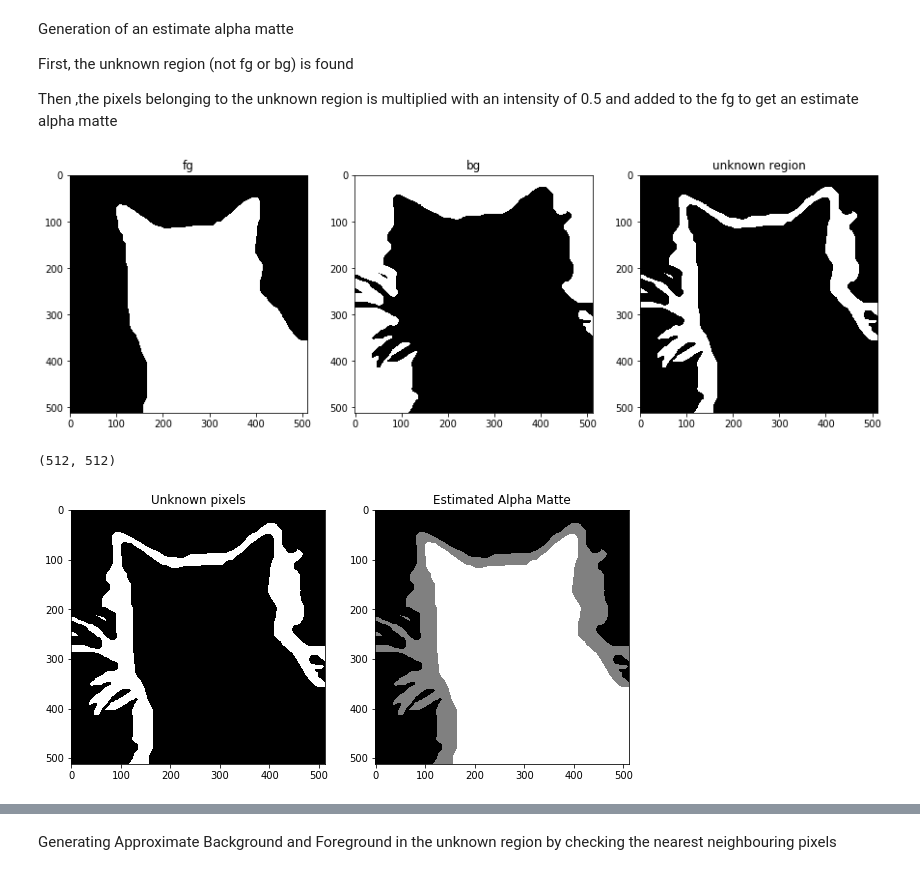
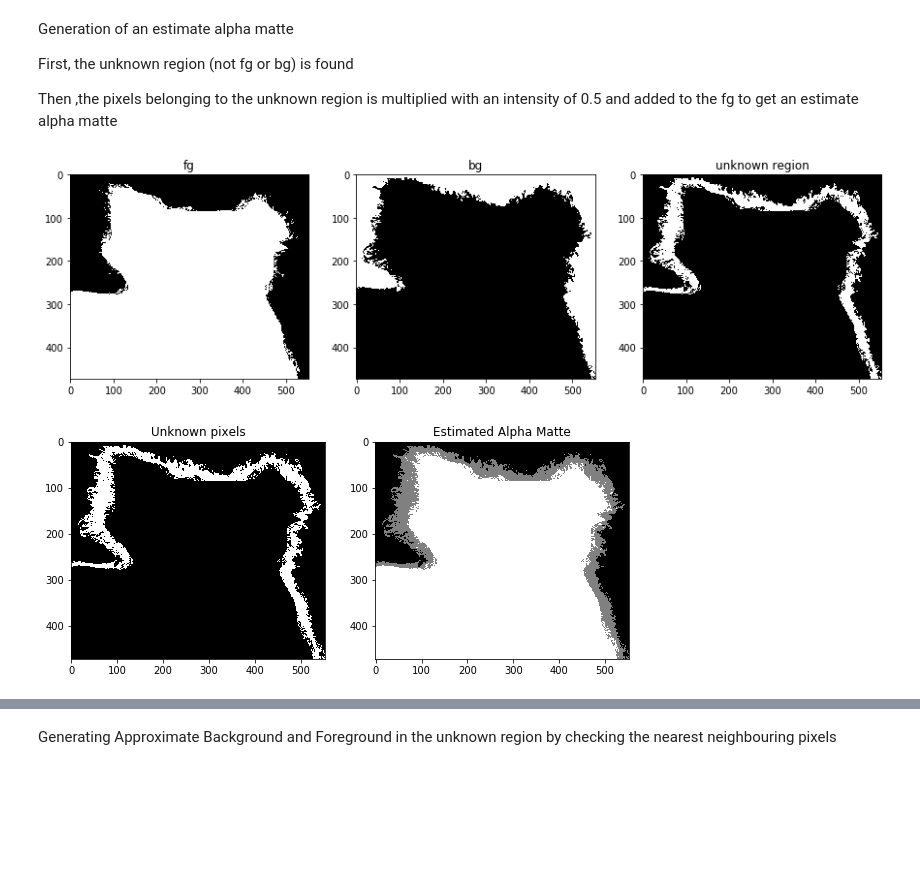
Before and after one commit to anushkawakankar/Poisson-Matting, a Jupyter notebook: poisson.ipynb, the cells around one changed output, grey strips where cells are left out. Drawn from its saved outputs; the diff is of its cells as text; code cells hidden in the pictures; blank space fills up the shorter version.

```diff
--- a/poisson.ipynb
+++ b/poisson.ipynb
@@ -9,10 +9,15 @@ from numba import jit
 from PIL import Image
 import imageio
 # %%
-orig = imageio.imread('cat.png')
-gray = imageio.imread('cat.png',as_gray='True')
-tri = imageio.imread('cat_trimap.png',as_gray = 'True')
+'''
+Obtaining gray scale image from original image
+'''
+
+orig = imageio.imread('koala.jpg')
+gray = imageio.imread('koala.jpg',as_gray='True')
+tri = imageio.imread('koalaTrimap.bmp',as_gray = 'True')
 h,w = gray.shape
+
 print("Show inputs")
 fig = plt.figure(figsize=(10,10))
 plt.subplot(1,2,1)
@@ -75,6 +91,10 @@ First, the unknown region (not fg or bg) is found
 
 Then ,the pixels belonging to the unknown region is multiplied with an intensity of 0.5 and added to the fg to get an estimate alpha matte
 # %%
+'''
+Obtaining unknown region using the foreground and background masks
+'''
+
 unknown = True ^ np.logical_or(fg,bg)
 
 fig = plt.figure(figsize=(15,15))
@@ -89,18 +109,21 @@ plt.imshow(unknown,'gray')
 plt.title('unknown region')
 plt.show()
 # %% [output]
-[figure, old version]
+[figure, new version]
 # %%
+'''
+Estimating Alpha matte using the masks for fg and unknown regions
+'''
+
 Estimate_alpha = fg + 0.5 * unknown
-print(Estimate_alpha.shape)
+
 plt.figure(figsize=(10,10))
 plt.subplot(121)
 plt.imshow(unknown,'gray')
 plt.title('Unknown pixels')
 plt.subplot(122)
 plt.imshow(Estimate_alpha,'gray')
 plt.title('Estimated Alpha Matte')
 plt.show()
 # %% [output]
-(512, 512)
-[figure, old version]
+[figure, new version]
```
Also changed, not shown: parts of 29 cells of this notebook.
